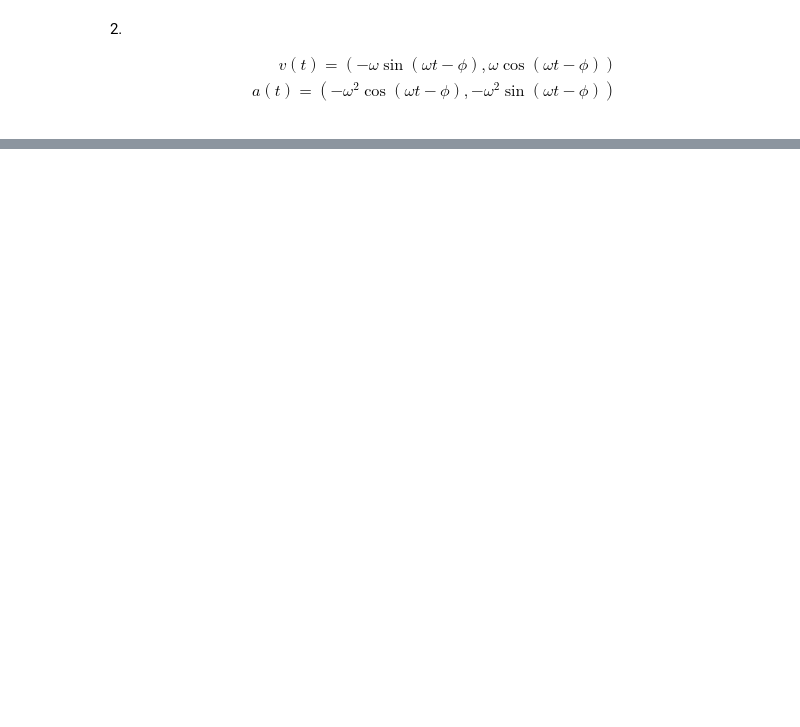
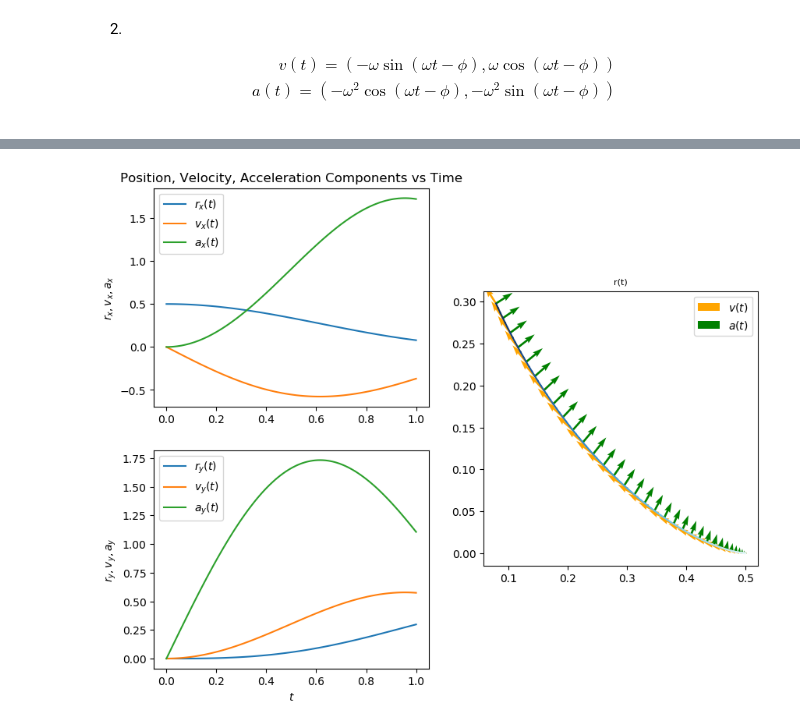
Before and after one commit to chaaland/classical-mechanics-ttm, a Jupyter notebook: Chapter2/Chapter2.ipynb, the cells around one changed output, grey strips where cells are left out. Cells and saved outputs as stored; diff of their text form; code cells hidden in the pictures; blank space fills up the shorter version.

```diff
--- a/Chapter2/Chapter2.ipynb
+++ b/Chapter2/Chapter2.ipynb
@@ -457,0 +453,48 @@ $$
+# %%
+c = 0.5
+
+t_vals = LinRange(0, 1, 100)
+
+r_x = c * cos.(t_vals).^3;
+r_y = c * sin.(t_vals).^3;
+
+v_x = -3 * c * cos.(t_vals).^2 .* sin.(t_vals);
+v_y = 3 * c * sin.(t_vals).^2 .* cos.(t_vals);
+
+a_x = 9 * c * sin.(t_vals).^2 .* cos.(t_vals);
+a_y = 9 * c * cos.(t_vals).^2 .* sin.(t_vals);
+
+figure(figsize=(10,8))
+subplot(221)
+plot(t_vals, r_x, label=L"r_x(t)");
+plot(t_vals, v_x, label=L"v_x(t)");
+plot(t_vals, a_x, label=L"a_x(t)");
+title("Position, Velocity, Acceleration Components vs Time")
+ylabel(L"$r_x,v_x,a_x$");
+legend();
+
+subplot(223)
+plot(t_vals, r_y, label=L"r_y(t)");
+plot(t_vals, v_y, label=L"v_y(t)");
+plot(t_vals, a_y, label=L"a_y(t)");
+
+ylabel(L"$r_y,v_y,a_y$");
+xlabel(L"$t$");
+legend();
+
+subplot(122)
+plot_smooth_colors(r_x, r_y, "Blues")
+
+quiver(r_x[1:3:end], r_y[1:3:end], v_x[1:3:end], v_y[1:3:end], color="orange", label=L"$v(t)$")
+quiver(r_x[1:3:end], r_y[1:3:end], a_x[1:3:end], a_y[1:3:end], color="green", label=L"$a(t)$")
+# gca().set_xlim([0, 0.25])
+# gca().set_ylim([0, 0.25])
+
+x0,x1 = gca().get_xlim()
+y0,y1 = gca().get_ylim()
+gca().set_aspect(abs(x1-x0)/abs(y1-y0))
+title("r(t)", fontsize=8);
+
+legend(loc="upper right");
+# %% [output]
+[figure, added]
```
Also changed, not shown: parts of 23 cells of this notebook.
